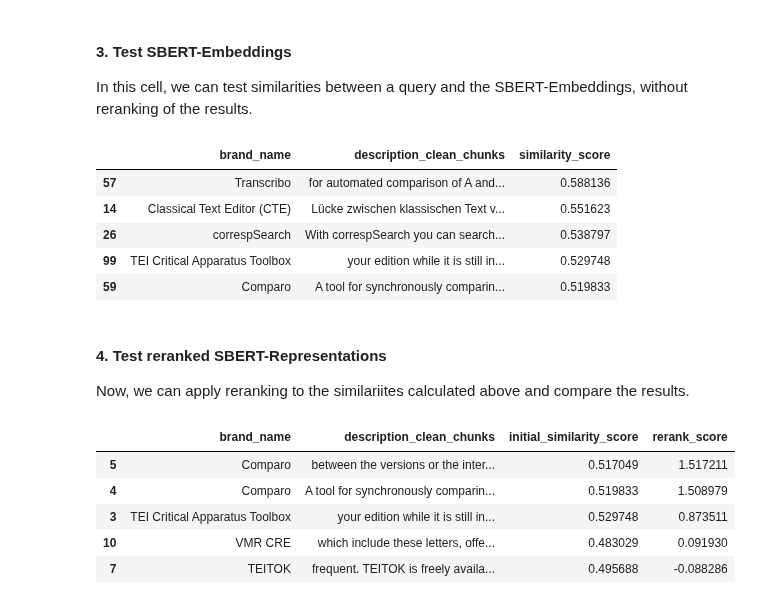
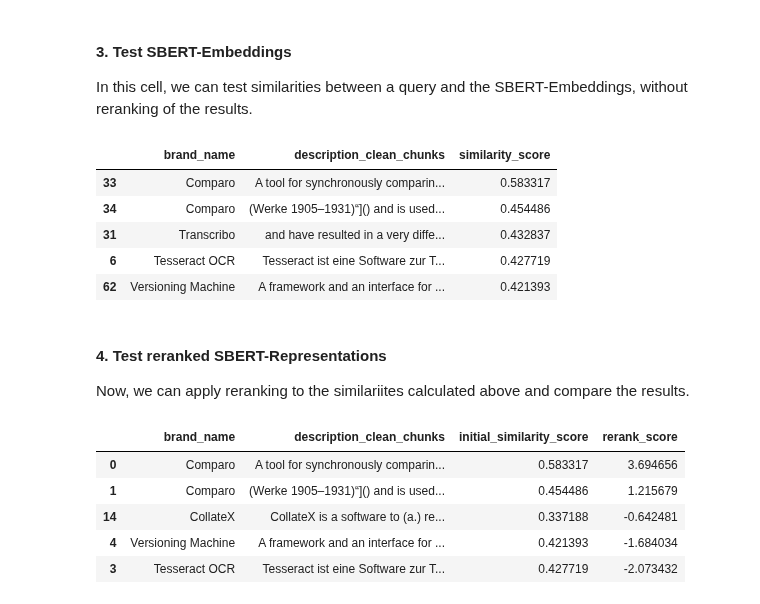
Before and after one commit to andwzn/retrieval-augmented-generation-experiment, a Jupyter notebook: rag_experiment_1.ipynb, the cells around one changed output. Saved outputs shown, nothing was run; the diff lists cells and outputs as text; code cells hidden in the pictures.

```diff
--- a/rag_experiment_1.ipynb
+++ b/rag_experiment_1.ipynb
@@ -338,7 +335,7 @@ We start off with chunk sizes of 108 token and an overlap of 20, as 128 was iden
 
 **Both the chunk and overlap size are hyperparamters and should be fine tuned for the task at hand.**
 # %%
-def chunk(text, chunk_size=108, overlap_size=20):
+def chunk(text, chunk_size=226, overlap_size=30):
     """
     Splits the given text into chunks with overlap.
     Args:
@@ -885,0 +903,29 @@ cross_encoder_model = sentence_transformers.CrossEncoder("corrius/cross-encoder-
+# %%
+import os
+import sentence_transformers
+
+# Download SBERT model or load them from drive
+print("Test")
+sbert_path = os.path.join(os.getcwd(),"models/sbert")
+downloaded = os.path.isdir(sbert_path)
+
+if not downloaded:
+    print("Downloading Sentence Transformer...")
+    sbert_model = sentence_transformers.SentenceTransformer('sentence-transformers/paraphrase-multilingual-MiniLM-L12-v2')
+    sbert_model.save(sbert_path)
+else:
+    print("Load Sentence Transformer from drive...")
+    sbert_model = sentence_transformers.SentenceTransformer(sbert_path)
+
+# Download Cross Encoder or load them from drive
+
+cross_encoder_path = os.path.join(os.getcwd(), "models/cross")
+downloaded = os.path.isdir(cross_encoder_path)
+
+if not downloaded:
+    print("Downloading Cross Encoder...")
+    cross_encoder_model = sentence_transformers.CrossEncoder("corrius/cross-encoder-mmarco-mMiniLMv2-L12-H384-v1")
+    sbert_model.save(cross_encoder_path)
+else:
+    print("Load Cross Encoder from drive...")
+    cross_encoder_model = sentence_transformers.SentenceTransformer(sbert_path)
@@ -948,33 +997,34 @@ sbert_array = compute_sbert_embeddings_in_parallel(edition_software_info_chunked
 
 In this cell, we can test similarities between a query and the SBERT-Embeddings, without reranking of the results.
 # %%
-query = 'Ich muss verschiedene Stadien eines Manuskripts vergleichen und verschiedene Versionen desselben Schriftstückes nebeneinande darstellen'
+#query = 'Ich muss verschiedene Stadien eines Manuskripts vergleichen und verschiedene Versionen desselben Schriftstückes nebeneinander darstellen'
+query = 'I want to compare different versions of a text to see how it developed over time'
 
 query_sbert = get_sbert_embeddings(query, sbert_model)
 
 # Reshape the query vector to be a 2D array with one row
 query_sbert = query_sbert.reshape(1, -1)
 
 # Compute cosine similarity between the query and the documents
 similarities = cosine_similarity(query_sbert, sbert_array)
 
 similarity_df = pd.DataFrame({
     'similarity_score': similarities.flatten()
 })
 
 result_df = pd.concat([edition_software_info_chunked[["brand_name","description_clean_chunks"]], similarity_df], axis=1)
 result_df_sorted = result_df.sort_values(by='similarity_score', ascending=False)
 
 # print the top 5 description, that might be relevant to our query
 with pd.option_context('display.max_colwidth', None):
     display(result_df_sorted[['brand_name','description_clean_chunks', 'similarity_score']].head(5))
 # %% [output]
 |  | brand_name | description_clean_chunks | similarity_score |
-| 57 | Transcribo | for automated comparison of A and... | 0.588136 |
-| 14 | Classical Text Editor (CTE) | Lücke zwischen klassischen Text v... | 0.551623 |
-| 26 | correspSearch | With correspSearch you can search... | 0.538797 |
-| 99 | TEI Critical Apparatus Toolbox | your edition while it is still in... | 0.529748 |
-| 59 | Comparo | A tool for synchronously comparin... | 0.519833 |
+| 33 | Comparo | A tool for synchronously comparin... | 0.583317 |
+| 34 | Comparo | (Werke 1905–1931)“]() and is used... | 0.454486 |
+| 31 | Transcribo | and have resulted in a very diffe... | 0.432837 |
+| 6 | Tesseract OCR | Tesseract ist eine Software zur T... | 0.427719 |
+| 62 | Versioning Machine | A framework and an interface for ... | 0.421393 |
 # %% [markdown]
 #### 4. Test reranked SBERT-Representations
 
@@ -1009,8 +1059,8 @@ with pd.option_context('display.max_colwidth', None):
     display(reranked_results_sorted[['brand_name', 'description_clean_chunks', 'initial_similarity_score', 'rerank_score']].head(5))
 # %% [output]
 |  | brand_name | description_clean_chunks | initial_similarity_score | rerank_score |
-| 5 | Comparo | between the versions or the inter... | 0.517049 | 1.517211 |
-| 4 | Comparo | A tool for synchronously comparin... | 0.519833 | 1.508979 |
-| 3 | TEI Critical Apparatus Toolbox | your edition while it is still in... | 0.529748 | 0.873511 |
-| 10 | VMR CRE | which include these letters, offe... | 0.483029 | 0.091930 |
-| 7 | TEITOK | frequent. TEITOK is freely availa... | 0.495688 | -0.088286 |
+| 0 | Comparo | A tool for synchronously comparin... | 0.583317 | 3.694656 |
+| 1 | Comparo | (Werke 1905–1931)“]() and is used... | 0.454486 | 1.215679 |
+| 14 | CollateX | CollateX is a software to (a.) re... | 0.337188 | -0.642481 |
+| 4 | Versioning Machine | A framework and an interface for ... | 0.421393 | -1.684034 |
+| 3 | Tesseract OCR | Tesseract ist eine Software zur T... | 0.427719 | -2.073432 |
```
Also changed, not shown: parts of 30 cells of this notebook.
